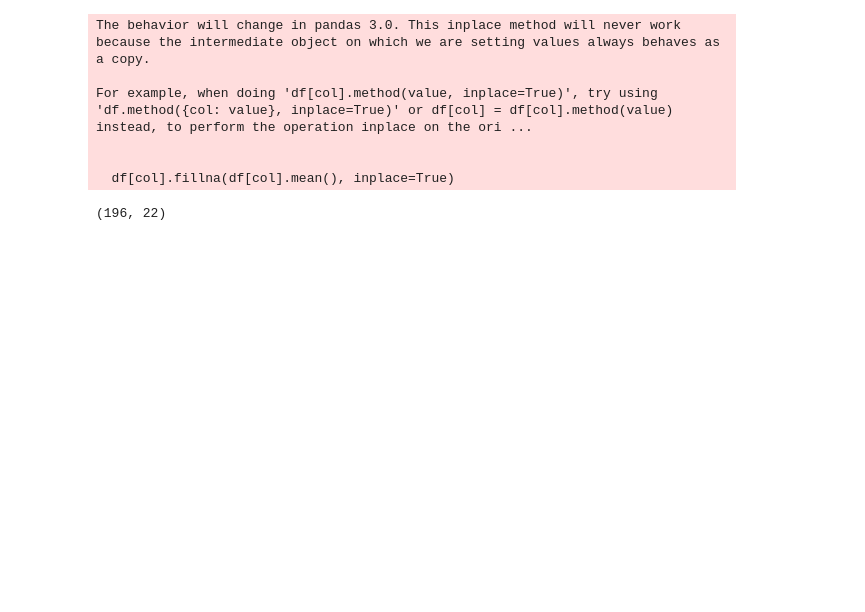
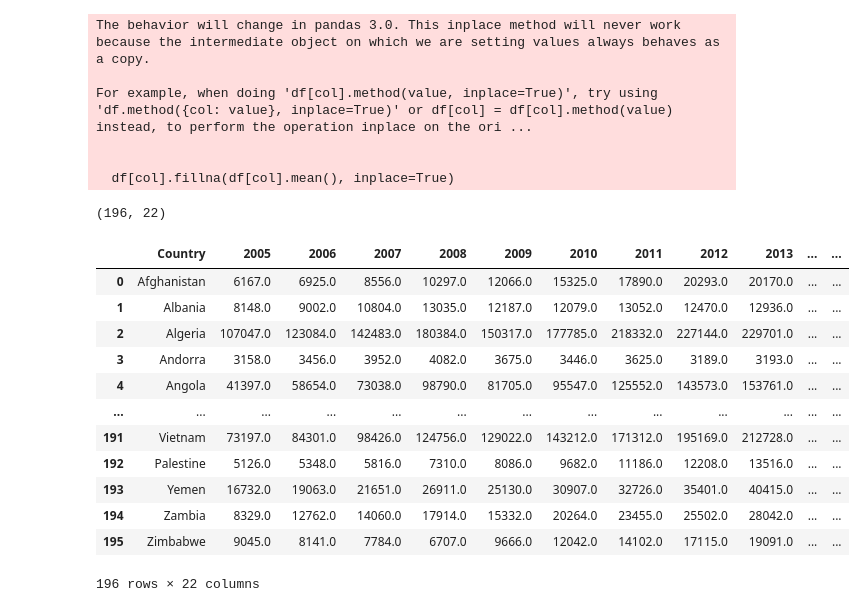
Before and after one commit to SimranKumari93/pandas-practice, a Jupyter notebook: GDP By Country/Notebook.ipynb, the cells around one changed output. Saved outputs shown, nothing was run; the diff lists cells and outputs as text; code cells hidden in the pictures; blank space fills up the shorter version.

Commit message:
dropped duplicates

```diff
--- a/GDP By Country/Notebook.ipynb
+++ b/GDP By Country/Notebook.ipynb
@@ -62,3 +62,19 @@ For example, when doing 'df[col].method(value, inplace=True)', try using 'df.met
 df.shape
 # %% [output]
 (196, 22)
+# %%
+df.drop_duplicates()
+# %% [output]
+|  | Country | 2005 | 2006 | 2007 | 2008 | 2009 | 2010 | 2011 | 2012 | 2013 | ... | ... |
+| 0 | Afghanistan | 6167.0 | 6925.0 | 8556.0 | 10297.0 | 12066.0 | 15325.0 | 17890.0 | 20293.0 | 20170.0 | ... | ... |
+| 1 | Albania | 8148.0 | 9002.0 | 10804.0 | 13035.0 | 12187.0 | 12079.0 | 13052.0 | 12470.0 | 12936.0 | ... | ... |
+| 2 | Algeria | 107047.0 | 123084.0 | 142483.0 | 180384.0 | 150317.0 | 177785.0 | 218332.0 | 227144.0 | 229701.0 | ... | ... |
+| 3 | Andorra | 3158.0 | 3456.0 | 3952.0 | 4082.0 | 3675.0 | 3446.0 | 3625.0 | 3189.0 | 3193.0 | ... | ... |
+| 4 | Angola | 41397.0 | 58654.0 | 73038.0 | 98790.0 | 81705.0 | 95547.0 | 125552.0 | 143573.0 | 153761.0 | ... | ... |
+| ... | ... | ... | ... | ... | ... | ... | ... | ... | ... | ... | ... | ... |
+| 191 | Vietnam | 73197.0 | 84301.0 | 98426.0 | 124756.0 | 129022.0 | 143212.0 | 171312.0 | 195169.0 | 212728.0 | ... | ... |
+| 192 | Palestine | 5126.0 | 5348.0 | 5816.0 | 7310.0 | 8086.0 | 9682.0 | 11186.0 | 12208.0 | 13516.0 | ... | ... |
+| 193 | Yemen | 16732.0 | 19063.0 | 21651.0 | 26911.0 | 25130.0 | 30907.0 | 32726.0 | 35401.0 | 40415.0 | ... | ... |
+| 194 | Zambia | 8329.0 | 12762.0 | 14060.0 | 17914.0 | 15332.0 | 20264.0 | 23455.0 | 25502.0 | 28042.0 | ... | ... |
+| 195 | Zimbabwe | 9045.0 | 8141.0 | 7784.0 | 6707.0 | 9666.0 | 12042.0 | 14102.0 | 17115.0 | 19091.0 | ... | ... |
+196 rows × 22 columns
```
Also changed, not shown: parts of 1 cell of this notebook.
